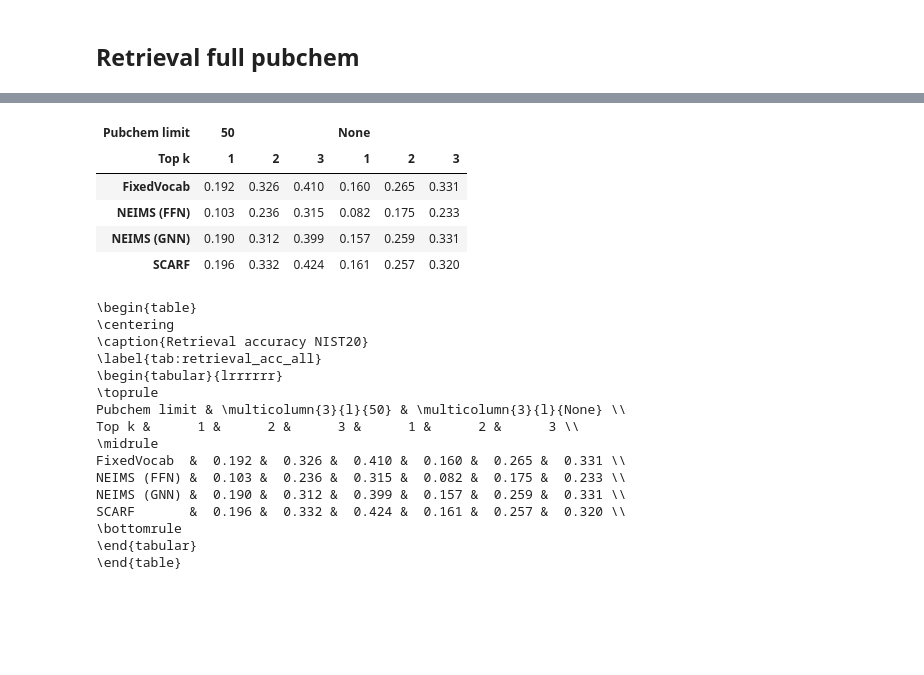
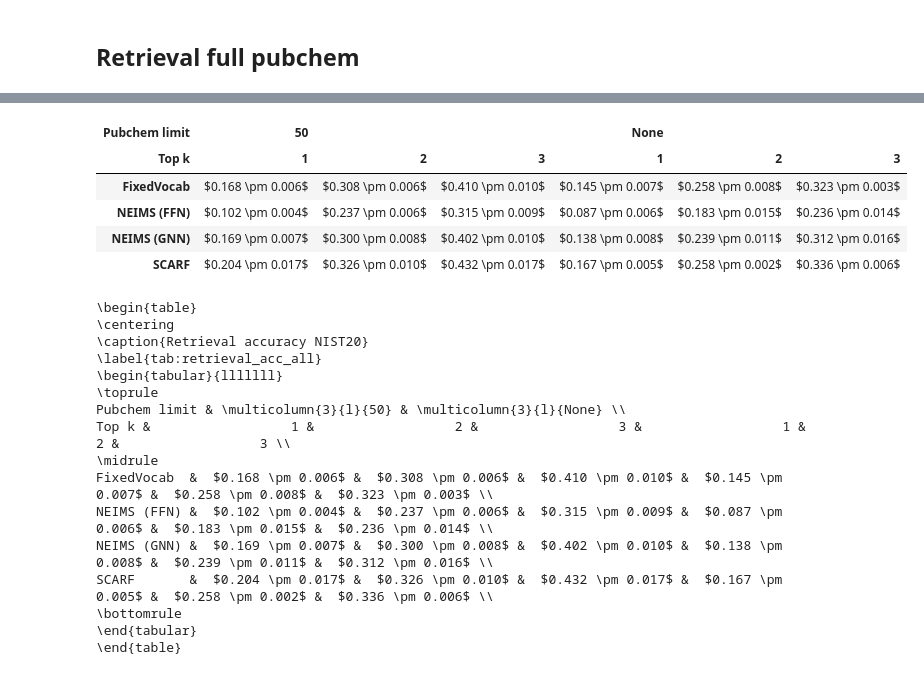
Before and after one commit to samgoldman97/ms-pred, a Jupyter notebook: notebooks/scarf_fig_retrieval.ipynb, the cells around one changed output, grey strips where cells are left out. Cells and saved outputs as stored; diff of their text form; code cells hidden in the pictures; blank space fills up the shorter version.

```diff
--- a/notebooks/scarf_fig_retrieval.ipynb
+++ b/notebooks/scarf_fig_retrieval.ipynb
@@ -62,8 +70,10 @@ for dataset, yaml_files in dataset_to_res.items():
             new_entry = {
                 "Method": k,
                 "Top k": new_name,
-                "Acc": v[old_name],
+                "Acc": np.mean([vv[old_name] for vv in v]),
+                "Acc 95%": 1.96 * sem([vv[old_name] for vv in v]),
                 "Dataset": dataset,
             }
             out_df.append(new_entry)
 out_df = pd.DataFrame(out_df)
+out_df['Acc_orig'] = out_df['Acc']
@@ -186,10 +234,13 @@ dict_keys(['avg_top_1', 'avg_top_10', 'avg_top_2', 'avg_top_3', 'avg_top_4', 'av
 # %%
 all_res = []
-yaml_files["Random"]["individuals"][0].keys()
+yaml_files["Random"][0]["individuals"][0].keys()
 all_res = []
 for dataset, yaml_files in dataset_to_res.items():
     for method_name, out_dict in yaml_files.items():
-        for i, res in enumerate(out_dict["individuals"]):
+        # Take only the first split
+        if len(out_dict) == 0: continue
+        individuals = [ii for i in out_dict for ii in i["individuals"]]
+        for i, res in enumerate(individuals):
             all_res.append(copy.deepcopy(res))
             all_res[-1]["method"] = method_name
             all_res[-1]["id"] = i
@@ -478,12 +535,0 @@ for pubchem_num in pubchem_inds:
-# %%
-for k, yaml_files in res_dict.items():
-    print(k)
-    ind_df = pd.DataFrame([dict(model=k, **j) for k, v in yaml_files.items() for j in v["individuals"]])
-    ind_df =  pd.DataFrame(ind_df.groupby(["model",   "ion"]).mean()['top_1'])
-    ind_df = ind_df.reset_index()
-    ind_df
-    # Pivot so "ion" is on top and "model" is on the side
-    pivoted_tbl = ind_df.pivot_table(
-        index="model", values="top_1", columns="ion"
-    )
-    display(pivoted_tbl)
@@ -512,8 +543,9 @@ for dataset, yaml_files in res_dict.items():
             new_entry = {
                 "Method": k,
                 "Top k": new_name,
-                "Acc": v[old_name],
-                "Dataset": dataset,
+                "Acc": np.mean([vv[old_name] for vv in v]),
+                "Acc_sem": 1.96 * sem([vv[old_name] for vv in v]),
+                "Dataset": dataset if dataset is not None else "None",
             }
             out_df.append(new_entry)
 out_df = pd.DataFrame(out_df)
@@ -537,54 +553,62 @@ out_df
 out_df_temp = out_df.copy()
 # Subset to where "Top k" in [1,2,3]
 out_df_temp = out_df_temp[out_df_temp["Top k"].isin([1, 2, 3])]
+
+# Create joint string with acc_sem
+out_df_temp["Acc"] = [
+    rf"${i:.3f} \pm {j:.3f}$"
+    for i, j in zip(out_df_temp["Acc"], out_df_temp["Acc_sem"])
+]
+
 out_df_pivot = out_df_temp.pivot_table(
     index="Method",
     columns=["Dataset", "Top k"],
     values="Acc",
+    aggfunc="first"
 )  # aggfunc=lambda x: "&".join(x))
 
 out_df_pivot_sorted = out_df_pivot.loc[names]
 # out_df_pivot_sorted = out_df_pivot_sorted.swaplevel(0, 1, axis=1).round(3)
 
 metric_order = {"Cosine sim.": 1, "Coverage": 2, "Valid": 3, "Time (s)": 4}
 metric_order = ["Cosine sim.", "Coverage", "Valid", "Time (s)"]
 dataset_order = {
     "nist20": 2,
     "canopus_train_public": 1,
 }
 dataset_order = ["canopus_train_public", "nist20"]
 
 
 # Rename level 1 of column name to be "Pubchem limit"
 out_df_pivot_sorted.columns.names = ["Pubchem limit", "Top k"]
 
 # # Sort columns and make time last
 out_df_pivot_sorted.index.name = None
 display(out_df_pivot_sorted)
 latex = out_df_pivot_sorted.to_latex(
     caption="Retrieval accuracy NIST20", label="tab:retrieval_acc_all", escape=False
 )
 print(latex)
 # %% [output]
 | Pubchem limit | 50 |  |  | None |  |  |
 | Top k | 1 | 2 | 3 | 1 | 2 | 3 |
-| FixedVocab | 0.192 | 0.326 | 0.410 | 0.160 | 0.265 | 0.331 |
-| NEIMS (FFN) | 0.103 | 0.236 | 0.315 | 0.082 | 0.175 | 0.233 |
-| NEIMS (GNN) | 0.190 | 0.312 | 0.399 | 0.157 | 0.259 | 0.331 |
-| SCARF | 0.196 | 0.332 | 0.424 | 0.161 | 0.257 | 0.320 |
+| FixedVocab | $0.168 \pm 0.006$ | $0.308 \pm 0.006$ | $0.410 \pm 0.010$ | $0.145 \pm 0.007$ | $0.258 \pm 0.008$ | $0.323 \pm 0.003$ |
+| NEIMS (FFN) | $0.102 \pm 0.004$ | $0.237 \pm 0.006$ | $0.315 \pm 0.009$ | $0.087 \pm 0.006$ | $0.183 \pm 0.015$ | $0.236 \pm 0.014$ |
+| NEIMS (GNN) | $0.169 \pm 0.007$ | $0.300 \pm 0.008$ | $0.402 \pm 0.010$ | $0.138 \pm 0.008$ | $0.239 \pm 0.011$ | $0.312 \pm 0.016$ |
+| SCARF | $0.204 \pm 0.017$ | $0.326 \pm 0.010$ | $0.432 \pm 0.017$ | $0.167 \pm 0.005$ | $0.258 \pm 0.002$ | $0.336 \pm 0.006$ |
 \begin{table}
 \centering
 \caption{Retrieval accuracy NIST20}
 \label{tab:retrieval_acc_all}
-\begin{tabular}{lrrrrrr}
+\begin{tabular}{lllllll}
 \toprule
 Pubchem limit & \multicolumn{3}{l}{50} & \multicolumn{3}{l}{None} \\
-Top k &      1 &      2 &      3 &      1 &      2 &      3 \\
+Top k &                  1 &                  2 &                  3 &                  1 &                  2 &                  3 \\
 \midrule
-FixedVocab  &  0.192 &  0.326 &  0.410 &  0.160 &  0.265 &  0.331 \\
-NEIMS (FFN) &  0.103 &  0.236 &  0.315 &  0.082 &  0.175 &  0.233 \\
-NEIMS (GNN) &  0.190 &  0.312 &  0.399 &  0.157 &  0.259 &  0.331 \\
-SCARF       &  0.196 &  0.332 &  0.424 &  0.161 &  0.257 &  0.320 \\
+FixedVocab  &  $0.168 \pm 0.006$ &  $0.308 \pm 0.006$ &  $0.410 \pm 0.010$ &  $0.145 \pm 0.007$ &  $0.258 \pm 0.008$ &  $0.323 \pm 0.003$ \\
+NEIMS (FFN) &  $0.102 \pm 0.004$ &  $0.237 \pm 0.006$ &  $0.315 \pm 0.009$ &  $0.087 \pm 0.006$ &  $0.183 \pm 0.015$ &  $0.236 \pm 0.014$ \\
+NEIMS (GNN) &  $0.169 \pm 0.007$ &  $0.300 \pm 0.008$ &  $0.402 \pm 0.010$ &  $0.138 \pm 0.008$ &  $0.239 \pm 0.011$ &  $0.312 \pm 0.016$ \\
+SCARF       &  $0.204 \pm 0.017$ &  $0.326 \pm 0.010$ &  $0.432 \pm 0.017$ &  $0.167 \pm 0.005$ &  $0.258 \pm 0.002$ &  $0.336 \pm 0.006$ \\
 \bottomrule
 \end{tabular}
 \end{table}
```
Also changed, not shown: parts of 22 cells of this notebook, 11 other files.
